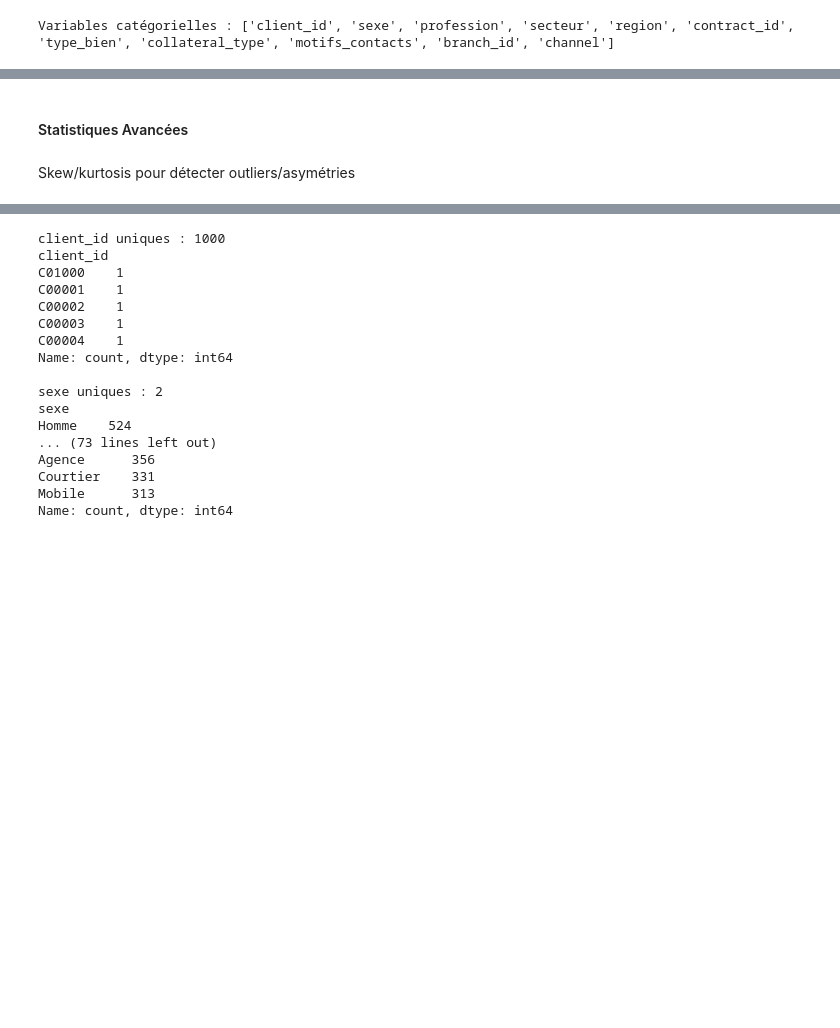
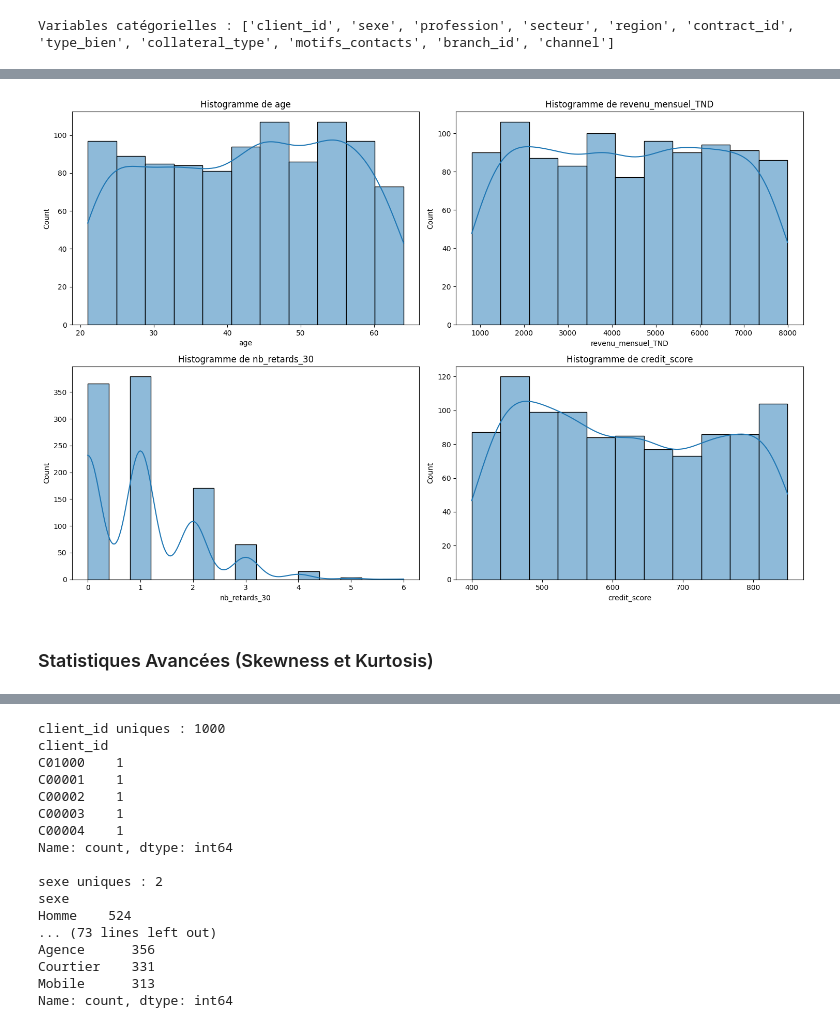
Before and after one commit to yousra0/Analysis-and-Prediction-of-Customer-Non-Payment-Risk, a Jupyter notebook: projet Analyse et Prédiction du Risque de Non-Paiement des Clients.ipynb, the cells around one changed output, grey strips where cells are left out. Drawn from its saved outputs; the diff is of its cells as text; code cells hidden in the pictures; blank space fills up the shorter version.

```diff
--- a/projet Analyse et Prédiction du Risque de Non-Paiement des Clients.ipynb
+++ b/projet Analyse et Prédiction du Risque de Non-Paiement des Clients.ipynb
@@ -417,5 +234,16 @@ max               1.000000
+# %%
+# Histogrammes pour variables numériques clés
+top_num_cols = ['age', 'revenu_mensuel_TND', 'nb_retards_30', 'credit_score']
+plt.figure(figsize=(15, 10))
+for i, col in enumerate(top_num_cols, 1):
+    plt.subplot(2, 2, i)
+    sns.histplot(df[col], kde=True)
+    plt.title(f"Histogramme de {col}")
+plt.tight_layout()
+plt.savefig('hist_num.png')
+plt.show()
+# %% [output]
+[figure, added]
 # %% [markdown]
-#### Statistiques Avancées
+### Statistiques Avancées (Skewness et Kurtosis)
-# %% [markdown]
-Skew/kurtosis pour détecter outliers/asymétries
 # %%
```
Also changed, not shown: parts of 209 cells of this notebook.
